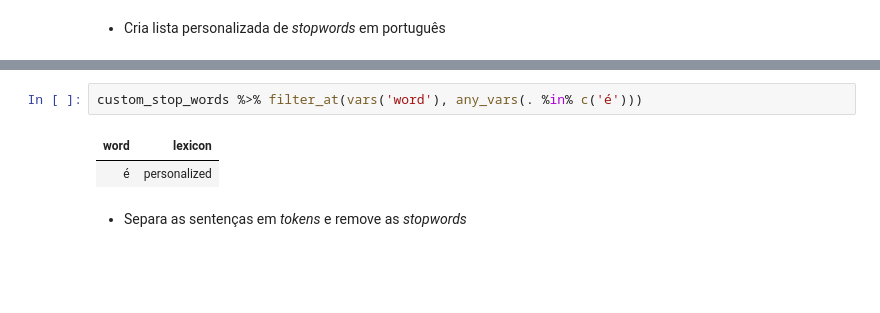
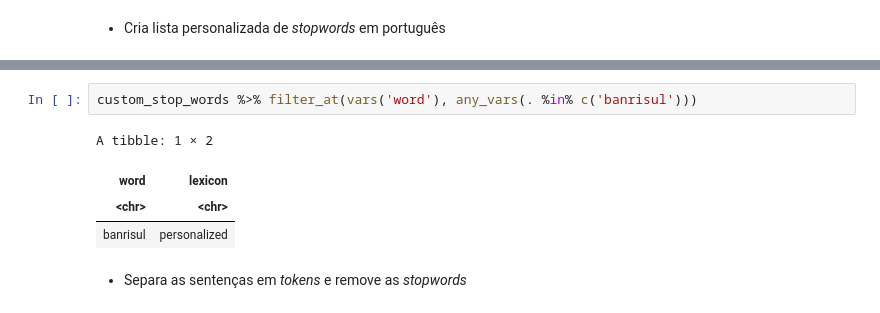
Before and after one commit to brendasalenave/data_analysis_fb, a Jupyter notebook: analise_polaridade.ipynb, the cells around one changed output, grey strips where cells are left out. Drawn from its saved outputs; the diff is of its cells as text; blank space fills up the shorter version.

```diff
--- a/analise_polaridade.ipynb
+++ b/analise_polaridade.ipynb
@@ -136,10 +121,12 @@ custom_stop_words
 | banrisul | personalized |
 | é | personalized |
 # %%
-custom_stop_words %>% filter_at(vars('word'), any_vars(. %in% c('é')))
+custom_stop_words %>% filter_at(vars('word'), any_vars(. %in% c('banrisul')))
 # %% [output]
+A tibble: 1 × 2
 | word | lexicon |
-| é | personalized |
+| <chr> | <chr> |
+| banrisul | personalized |
 # %% [markdown]
 - Separa as sentenças em *tokens* e remove as *stopwords*
 # %%
```
Also changed, not shown: parts of 15 cells of this notebook.
